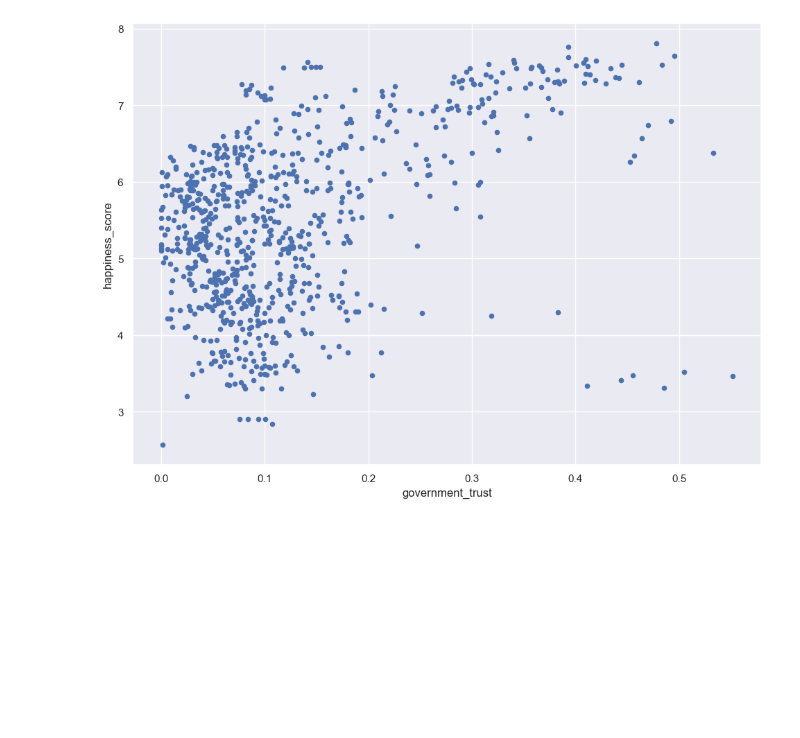
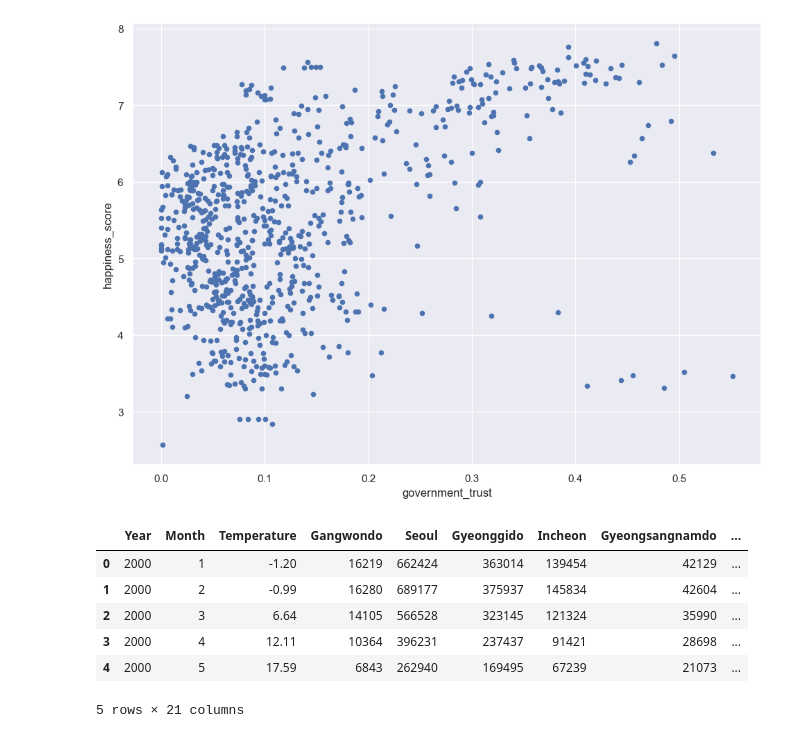
Before and after one commit to Eluminel/personal_ds_projects, a Jupyter notebook: correlation_and_regression/correlation_and_regression.ipynb, the cells around one changed output. Cells and saved outputs as stored; diff of their text form; code cells hidden in the pictures; blank space fills up the shorter version.

```diff
--- a/correlation_and_regression/correlation_and_regression.ipynb
+++ b/correlation_and_regression/correlation_and_regression.ipynb
@@ -162,3 +162,14 @@ df.plot(kind='scatter', x='government_trust', y='happiness_score')
 #This means that the higher level of trust in the government, the higher level of happiness in the country.
 # %%
 #Task2
+# %%
+df = pd.read_csv('gas_sales_data.csv')
+df.head()
+# %% [output]
+|  | Year | Month | Temperature | Gangwondo | Seoul | Gyeonggido | Incheon | Gyeongsangnamdo | ... |
+| 0 | 2000 | 1 | -1.20 | 16219 | 662424 | 363014 | 139454 | 42129 | ... |
+| 1 | 2000 | 2 | -0.99 | 16280 | 689177 | 375937 | 145834 | 42604 | ... |
+| 2 | 2000 | 3 | 6.64 | 14105 | 566528 | 323145 | 121324 | 35990 | ... |
+| 3 | 2000 | 4 | 12.11 | 10364 | 396231 | 237437 | 91421 | 28698 | ... |
+| 4 | 2000 | 5 | 17.59 | 6843 | 262940 | 169495 | 67239 | 21073 | ... |
+5 rows × 21 columns
```
Also changed, not shown: parts of 20 cells of this notebook.
